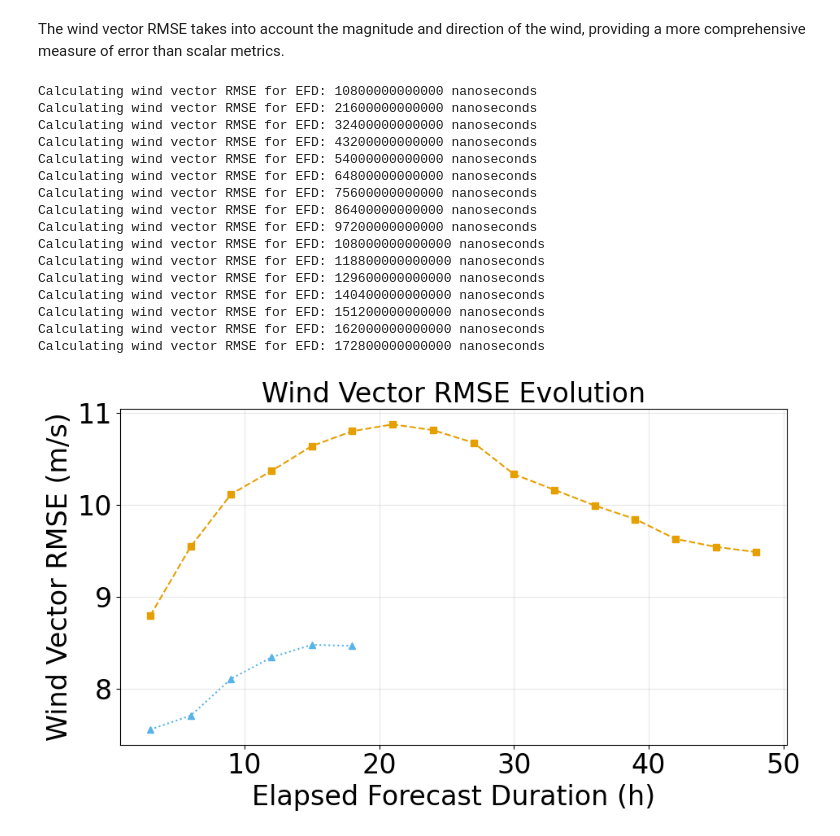
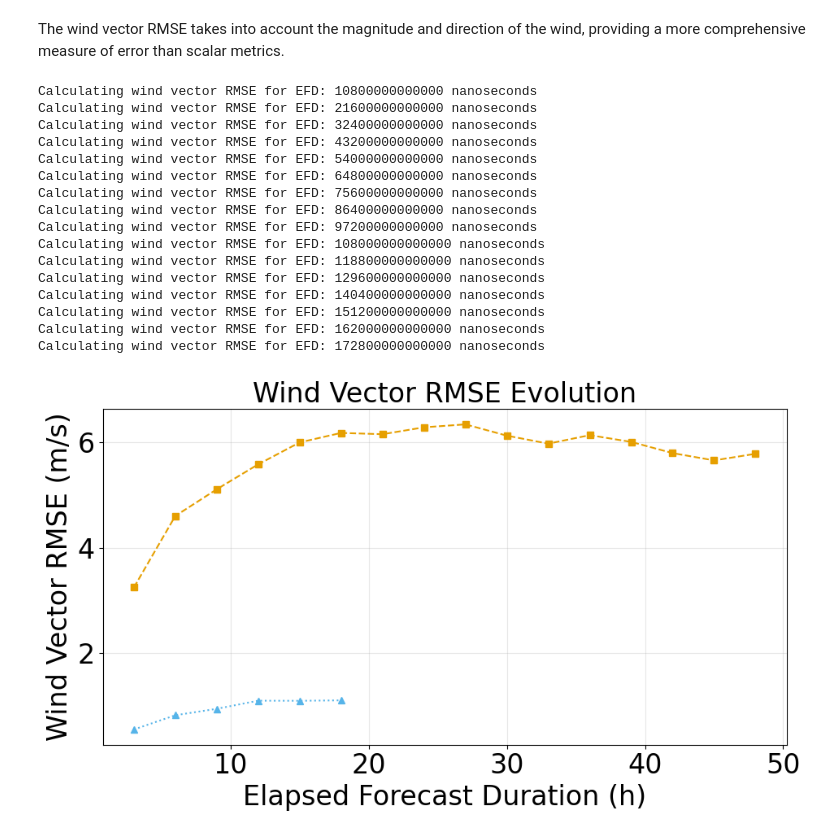
Before and after one commit to mllam/neural-lam, a Jupyter notebook: docs/notebooks/verification_gridded_danra_metrics.ipynb, the cells around one changed output. Saved outputs shown, nothing was run; the diff lists cells and outputs as text; code cells hidden in the pictures.

Commit message:
Update gridded DANRA gridded metric notebook to fix metric computations

```diff
--- a/docs/notebooks/verification_gridded_danra_metrics.ipynb
+++ b/docs/notebooks/verification_gridded_danra_metrics.ipynb
@@ -343,6 +345,32 @@ FONT_SIZES = {
     "title": 24,  # Axes titles
     "stats": 22,  # Statistics text in plots
 }
+
+DEBUG = False
+if DEBUG:
+    # This path should point to the data that was used to train the model (default is mdp-datastore)
+    # PATH_GROUND_TRUTH = "danra_test_gt.zarr"
+    PATH_GROUND_TRUTH = "danra_ex_fc/danra_gt.zarr"
+    # This path should point to the NWP forecast data in zarr format
+    # PATH_NWP = "danra_test_nwp_forecasts.zarr"
+    PATH_NWP = "danra_ex_fc/danra_nwp_ex_forecasts.zarr"
+    # This path should point to the ML forecast data in zarr format (e.g. produced by neural-lam in `eval` mode)
+    # PATH_ML = "48h_eval_test_7deg_rect_hi4_2867.zarr"
+    PATH_ML = "danra_ex_fc/danra_ml_ex_forecasts.zarr"
+    # This path should point to the boundary data in zarr format (default is MDP-datastore)
+    # PATH_BOUNDARY = "ifs_test_boundary.zarr"
+    PATH_BOUNDARY = "danra_ex_fc/danra_ifs_boundary.zarr"
+
+    START_TIMES = ["2020-01-02T00:00", "2020-01-04T00:00"]
+    PLOT_TIME = "2020-01-02T00:00:00"
+
+    VARIABLES_GROUND_TRUTH = {
+        # Surface and near-surface variables
+        "t2m": "temperature_2m",
+        "u10m": "wind_u_10m",
+        "v10m": "wind_v_10m",
+    }
+    VARIABLES_ML = VARIABLES_GROUND_TRUTH
 # %%
 # Create directories for plots and tables
 Path("plots").mkdir(exist_ok=True)
@@ -861,7 +997,7 @@ def calculate_metrics_by_efd(
         if comp_for_nwp:
             ds_nwp_lead = ds_nwp.sel(elapsed_forecast_duration=efd)
 
-        forecast_times = ds_ml_lead.forecast_time.values.flatten()
+        forecast_times = ds_ml_lead.forecast_time  # No .values
         ds_gt_lead = ds_gt.sel(time=forecast_times)
         metrics_dict = {}
 
@@ -871,6 +1007,7 @@ def calculate_metrics_by_efd(
             # Get data as xarray DataArrays
             y_true = ds_gt_lead[var]
             y_pred_ml = ds_ml_lead[var]
+
             if comp_for_nwp and var in ds_nwp_lead:
                 y_pred_nwp = ds_nwp_lead[var]
 
@@ -1470,7 +1606,7 @@ if "wind_u_10m" in ds_gt and "wind_v_10m" in ds_gt:
         # Get corresponding forecast times
         forecast_times = ds_ml_sampled.sel(
             elapsed_forecast_duration=efd
-        ).forecast_time.values
+        ).forecast_time # No .values
 
         # Get wind components for specific forecast time
         u_true = ds_gt["wind_u_10m"].sel(time=forecast_times)
@@ -1528,31 +1664,31 @@ if "wind_u_10m" in ds_gt and "wind_v_10m" in ds_gt:
     ax.set_xlabel("Elapsed Forecast Duration (h)")
     ax.set_ylabel("Wind Vector RMSE (m/s)")
     ax.set_title("Wind Vector RMSE Evolution")
     ax.grid(True, alpha=0.3)
     plt.tight_layout()
     plt.show()
     save_plot(fig, "wind_vector_rmse_evolution")
 
     export_table(
         time_series_df,
         "wind_vector_metrics_timeseries",
         caption="Wind vector RMSE over forecast duration",
     )
 # %% [output]
 Calculating wind vector RMSE for EFD: 10800000000000 nanoseconds
 Calculating wind vector RMSE for EFD: 21600000000000 nanoseconds
 Calculating wind vector RMSE for EFD: 32400000000000 nanoseconds
 Calculating wind vector RMSE for EFD: 43200000000000 nanoseconds
 Calculating wind vector RMSE for EFD: 54000000000000 nanoseconds
 Calculating wind vector RMSE for EFD: 64800000000000 nanoseconds
 Calculating wind vector RMSE for EFD: 75600000000000 nanoseconds
 Calculating wind vector RMSE for EFD: 86400000000000 nanoseconds
 Calculating wind vector RMSE for EFD: 97200000000000 nanoseconds
 Calculating wind vector RMSE for EFD: 108000000000000 nanoseconds
 Calculating wind vector RMSE for EFD: 118800000000000 nanoseconds
 Calculating wind vector RMSE for EFD: 129600000000000 nanoseconds
 Calculating wind vector RMSE for EFD: 140400000000000 nanoseconds
 Calculating wind vector RMSE for EFD: 151200000000000 nanoseconds
 Calculating wind vector RMSE for EFD: 162000000000000 nanoseconds
 Calculating wind vector RMSE for EFD: 172800000000000 nanoseconds
-[figure, old version]
+[figure, new version]
```
Also changed, not shown: parts of 8 cells of this notebook.
